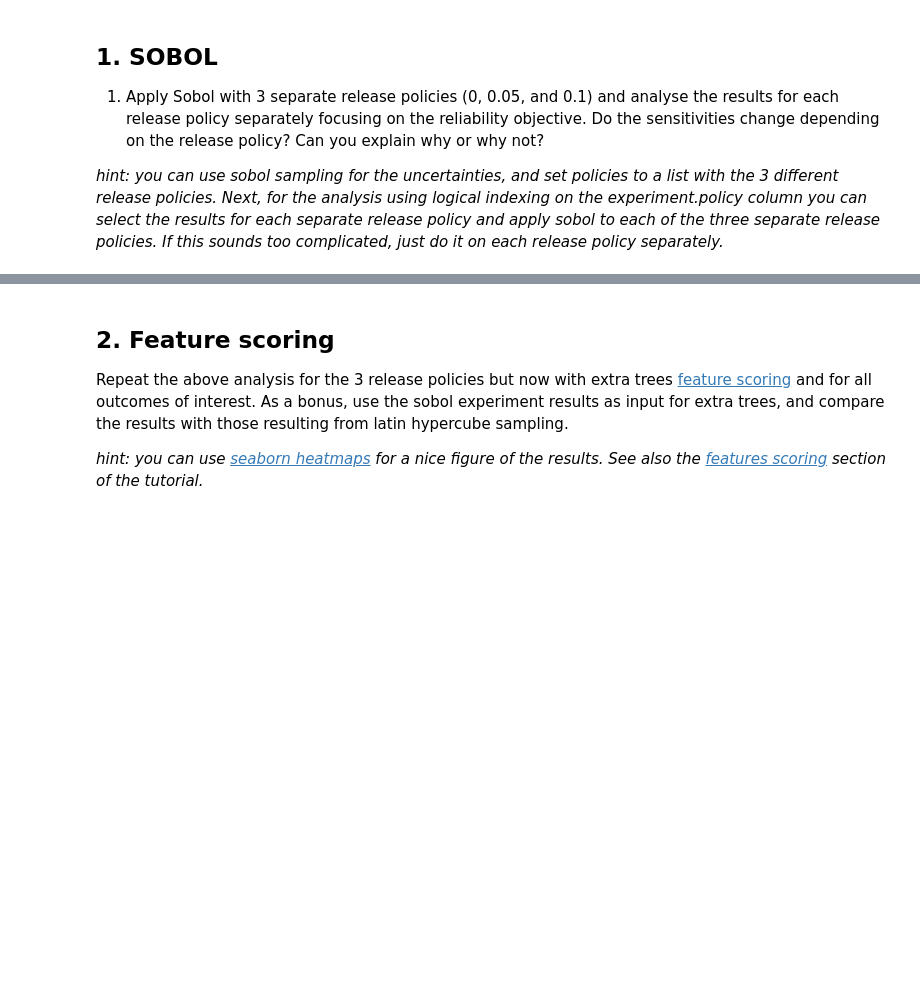
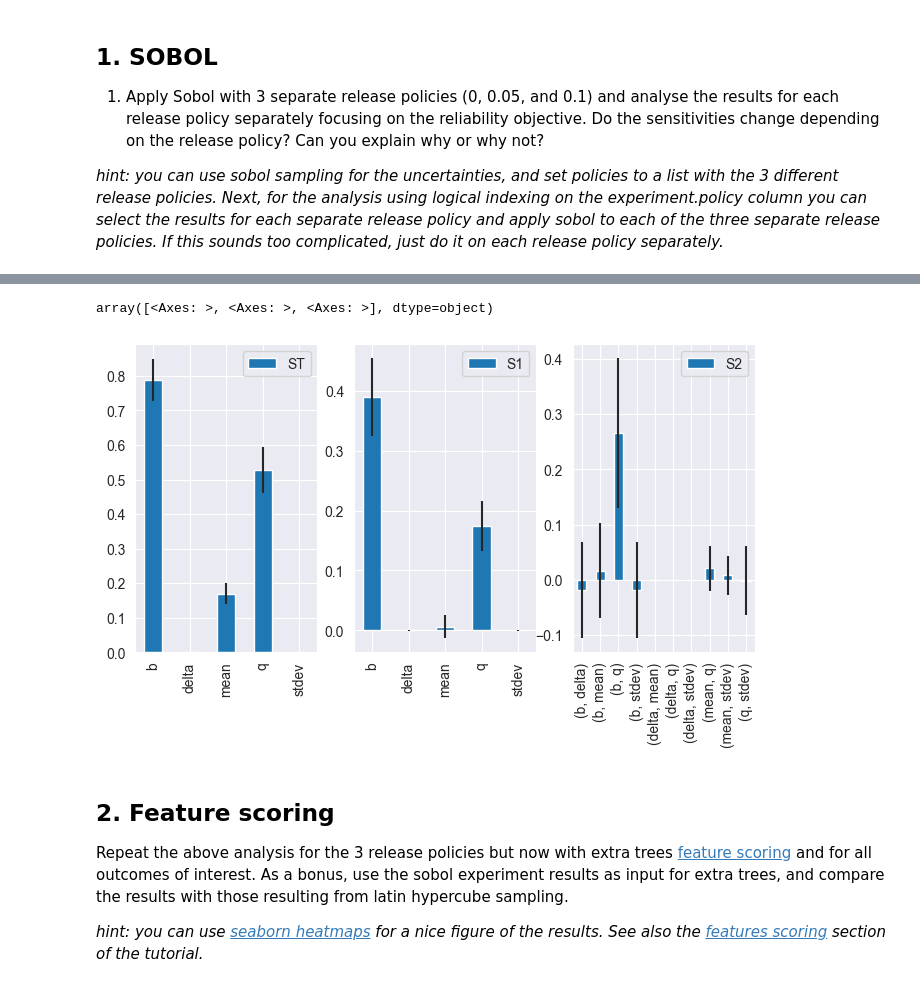
Before and after one commit to IsaacRHall/MBDM-project, a Jupyter notebook: Week 3-4 - vulnerability analysis/assignment 7 - sensitivity analysis lake model.ipynb, the cells around one changed output, grey strips where cells are left out. Saved outputs shown, nothing was run; the diff lists cells and outputs as text; code cells hidden in the pictures; blank space fills up the shorter version.

```diff
--- a/Week 3-4 - vulnerability analysis/assignment 7 - sensitivity analysis lake model.ipynb
+++ b/Week 3-4 - vulnerability analysis/assignment 7 - sensitivity analysis lake model.ipynb
@@ -95,0 +49,12 @@ AttributeError: module 'ema_workbench.analysis.feature_scoring' has no attribute
+# %%
+from ema_workbench import MultiprocessingEvaluator, ema_logging
+from ema_workbench import Samplers
+from ema_workbench.em_framework import get_SALib_problem
+
+ema_logging.log_to_stderr(ema_logging.INFO)
+
+with MultiprocessingEvaluator(lake_model, n_processes=-2) as evaluator:
+    experiments, results = evaluator.perform_experiments(2048, policies, uncertainty_sampling=Samplers.SOBOL)
+# %%
+problem = get_SALib_problem(lake_model.uncertainties)
+problem
@@ -95,0 +68,7 @@ AttributeError: module 'ema_workbench.analysis.feature_scoring' has no attribute
+# %%
+logical = experiments.policy == '0.1'
+y = results['reliability']
+print(len(y))
+hoi = results['reliability'][logical]
+print(results)
+print(len(hoi))
@@ -96,3 +81,19 @@ AttributeError: module 'ema_workbench.analysis.feature_scoring' has no attribute
+# %%
+from SALib.analyze.sobol import analyze
+
+sobol_results = {}
+for policy in experiments.policy.unique():
+    logical = experiments.policy == policy
+    y = results['reliability'][logical]
+    indices = analyze(problem, y)
+    sobol_results[policy] = indices
+# %%
+fig, axes = plt.subplots(1,3)
+fig.set_size_inches(8, 4)
+indices.plot(ax=axes)
+# %% [output]
+array([<Axes: >, <Axes: >, <Axes: >], dtype=object)
+[figure, added]
 # %% [markdown]
 ## 2. Feature scoring
 Repeat the above analysis for the 3 release policies but now with extra trees [feature scoring](https://emaworkbench.readthedocs.io/en/latest/ema_documentation/analysis/feature_scoring.html) and for all outcomes of interest. As a bonus, use the sobol experiment results as input for extra trees, and compare the results with those resulting from latin hypercube sampling.
```
Also changed, not shown: parts of 11 cells of this notebook, 4 other files.
